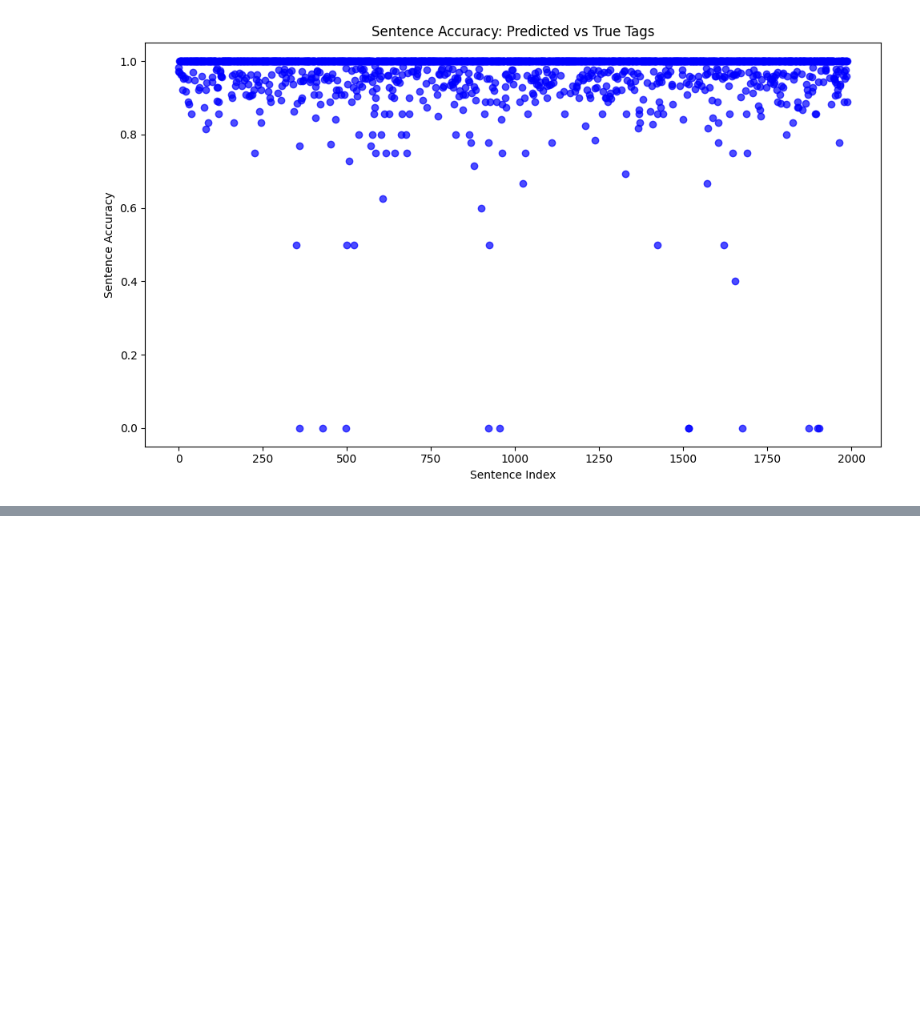
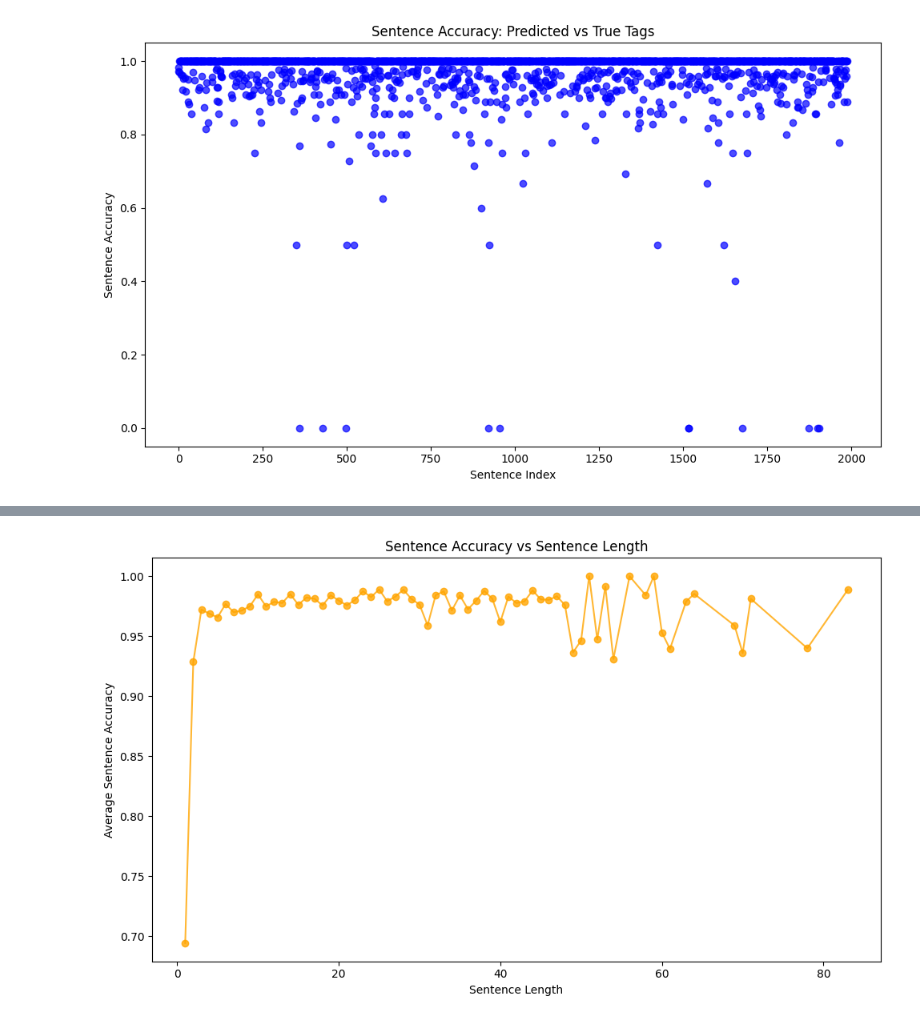
Before and after one commit to thaisfds/NLP_Natural_Language_Processing_Projects, a Jupyter notebook: TP2/main.ipynb, the cells around one changed output, grey strips where cells are left out. Drawn from its saved outputs; the diff is of its cells as text; code cells hidden in the pictures; blank space fills up the shorter version.

```diff
--- a/TP2/main.ipynb
+++ b/TP2/main.ipynb
@@ -498,0 +506,17 @@ Através desses ultimos dois gráficos relacionadas as Tags, é interessante per
+# %%
+# Adicionar uma coluna para o comprimento da sentença
+df['Sentence Length'] = df['Sentence'].str.split().apply(len)
+
+# Agrupar por comprimento da sentença e calcular a acurácia média
+length_accuracy = df.groupby('Sentence Length')['Sentence Accuracy'].mean()
+
+# Plotar
+plt.figure(figsize=(10, 6))
+plt.plot(length_accuracy.index, length_accuracy.values, marker='o', color='orange', alpha=0.8)
+plt.xlabel('Sentence Length')
+plt.ylabel('Average Sentence Accuracy')
+plt.title('Sentence Accuracy vs Sentence Length')
+plt.tight_layout()
+plt.show()
+# %% [output]
+[figure, added]
```
Also changed, not shown: parts of 20 cells of this notebook.
